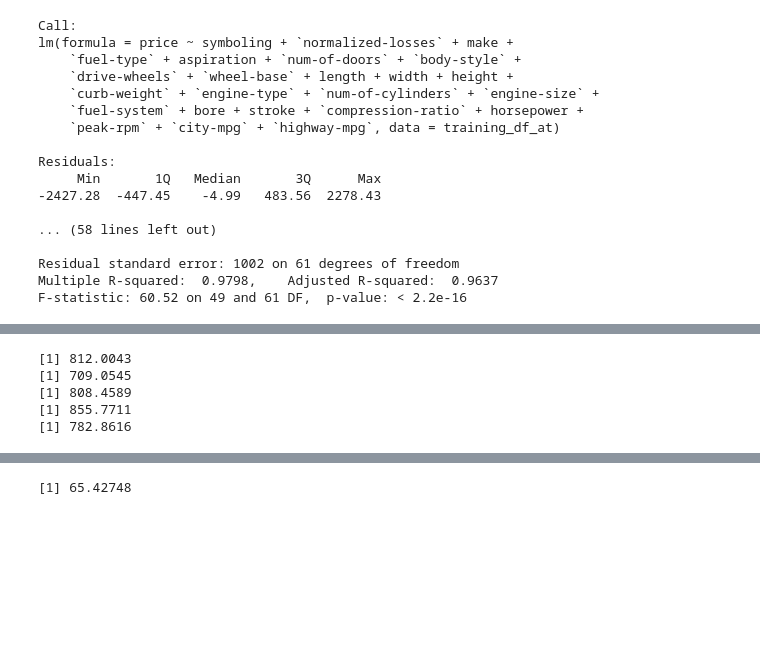
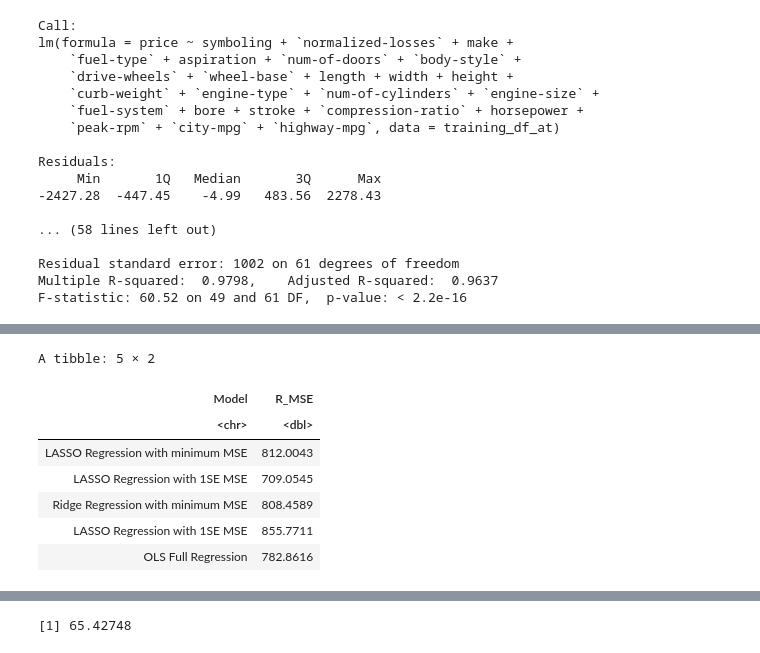
Before and after one commit to NingWang0123/stat301_group_project, a Jupyter notebook: stat301_proposal.ipynb, the cells around one changed output, grey strips where cells are left out. Saved outputs shown, nothing was run; the diff lists cells and outputs as text; code cells hidden in the pictures; blank space fills up the shorter version.

```diff
--- a/stat301_proposal.ipynb
+++ b/stat301_proposal.ipynb
@@ -286,2 +297,13 @@ First the data is prepared. The variable `num-of-doors` needs to be converted to
+# %%
+set.seed(123)
+drop <- "engine-location"
+df_ats<-automobile[,!(names(automobile) %in% drop)]
+### factor variable cannot be filtered
+
+df_ats$`num-of-doors`<-as.character(df_ats$`num-of-doors`)
+
+df_at<-df_ats%>%filter(`num-of-doors`!='?')%>%na.omit()
+
+df_at$`num-of-doors`<-as.factor(df_at$`num-of-doors`)
 # %%
 set.seed(123)
@@ -441,14 +478,12 @@ fold_labels <- sample(rep(seq(kfolds), length.out = nrow(training_df_sub)))
 errors <- matrix(NA,ncol=5,nrow=10)
   for (fold in seq_len(kfolds)) {
     test_rows <- fold_labels == fold
-    #train is the training set
     train <- training_df_sub[!test_rows, ]
     test <- training_df_sub[test_rows, ]
+
+    #since the matrix size for LASSO and Ridge is different from OLS, we will be using different training and testing sets for OLS
     train_ols <- training_df_at[!test_rows, ]
     test_ols <- training_df_at[test_rows, ]
-
-    ###The matrix size for LASSO, Ridge and OLS models are different which is why some adjustments have been made to the
-    ###training and test sets that are being used to create our models.
 
     x_train_mat<-model.matrix( ~ ., train[,-18])
     y_train_mat<-train$price
@@ -456,67 +491,67 @@ errors <- matrix(NA,ncol=5,nrow=10)
     x_test_mat<-model.matrix( ~ ., test[,-18])
     y_test_mat<-test$price
 
-
-    ### We fit the LASSO and Ridge regression models
-    mod_lasso <- glmnet(x=x_train_mat,y=y_train_mat,alpha=1,lambda=lasso_cv$lambda.min)
+    # We fit the LASSO and Ridge regression models using lambda values found using cross-validation.
+    mod_lasso_min <- glmnet(x=x_train_mat,y=y_train_mat,alpha=1,lambda=lasso_cv$lambda.min)
 
     mod_lasso_1se <- glmnet(x=x_train_mat,y=y_train_mat,alpha=1,lambda=lasso_cv$lambda.1se)
 
-    ridg_mod<-glmnet(x=x_train_mat,y=y_train_mat,alpha=0,lambda=ridg_cv$lambda.min)
+    ridge_mod_min<-glmnet(x=x_train_mat,y=y_train_mat,alpha=0,lambda=ridge_cv$lambda.min)
 
-    ridg_mod_1se<-glmnet(x=x_train_mat,y=y_train_mat,alpha=0,lambda=ridg_cv$lambda.1se)
+    ridge_mod_1se<-glmnet(x=x_train_mat,y=y_train_mat,alpha=0,lambda=ridge_cv$lambda.1se)
 
 
-    ###There is a slight issue with the variable `make` has new levels in new folds,
-    ###and the OLS model cannot perform the OLS function in the k-folds cross validation;
-    ###the variable has been removed in order to successfully create our training and testing sets for our OLS model.
+    #There is a slight issue with the variable `make`, it has new levels in new folds,
+    #and the OLS model cannot perform the OLS function in the k-folds cross validation;
+    #the variable has been removed in order to successfully create our training and testing sets for our OLS model.
 
     #building a matrix for the training set
-    ols_x_mat_train<-train_ols%>%as.data.frame()%>%dplyr::select(symboling , `normalized-losses` , make ,
+    ols_x_red_train<-train_ols%>%as.data.frame()%>%dplyr::select(symboling , `normalized-losses` , make ,
     `fuel-type` , aspiration , `num-of-doors` , `body-style` ,
     `drive-wheels` , `wheel-base` , length , width , height ,
     `curb-weight` , `engine-type` , `num-of-cylinders` , `engine-size` ,
     `fuel-system` , bore ,stroke , `compression-ratio` , horsepower ,
     `peak-rpm` , `city-mpg` , `highway-mpg`)
 
-    ols_x_mat_train1<-model.matrix(~.,ols_x_mat_train)
+    ols_x_mat_train<-model.matrix(~.,ols_x_red_train)
 
     #building a matrix for the testing set
-    ols_x_mat_test<-test_ols%>%as.data.frame()%>%dplyr::select(symboling , `normalized-losses` , make ,
+    ols_x_red_test<-test_ols%>%as.data.frame()%>%dplyr::select(symboling , `normalized-losses` , make ,
     `fuel-type` , aspiration , `num-of-doors` , `body-style` ,
     `drive-wheels` , `wheel-base` , length , width , height ,
     `curb-weight` , `engine-type` , `num-of-cylinders` , `engine-size` ,
     `fuel-system` , bore , stroke , `compression-ratio` , horsepower ,
     `peak-rpm` , `city-mpg` , `highway-mpg`)
 
-    ols_x_mat_test1<-model.matrix(~.,ols_x_mat_test)
+    ols_x_mat_test<-model.matrix(~.,ols_x_red_test)
 
-    # we know when lambda = 0 and alpha=1 that the glmnet() performs the same as lm
-    ols_fs<- glmnet(x=ols_x_mat_train1,y=y_train_mat,alpha=1,lambda=0)
+    # we know that when lambda = 0 and alpha=1, the glmnet() performs the same as lm
+    ols_fs<- glmnet(x=ols_x_mat_train,y=y_train_mat,alpha=1,lambda=0)
 
 
     #compute the cross-validation RMSE
-    preds_1<-predict(mod_lasso,x_test_mat)
+    preds_1<-predict(mod_lasso_min,x_test_mat)
     preds_2<-predict(mod_lasso_1se,x_test_mat)
-    preds_3<-predict(ridg_mod,x_test_mat)
-    preds_4<-predict(ridg_mod_1se,x_test_mat)
-    preds_5<-predict(ols_fs,ols_x_mat_test1)
+    preds_3<-predict(ridge_mod_min,x_test_mat)
+    preds_4<-predict(ridge_mod_1se,x_test_mat)
+    preds_5<-predict(ols_fs,ols_x_mat_test)
 
     errors[fold,1] <- sqrt(mean(y_test_mat-preds_1)^2)
     errors[fold,2] <- sqrt(mean(y_test_mat-preds_2)^2)
     errors[fold,3] <- sqrt(mean(y_test_mat-preds_3)^2)
     errors[fold,4] <- sqrt(mean(y_test_mat-preds_4)^2)
     errors[fold,5] <- sqrt(mean(y_test_mat-preds_5)^2)
   }
 
-
-for (x in 1:5){
-    print(mean(errors[,x]))
-
-}
+tibble(
+    Model = c("LASSO Regression with minimum MSE", "LASSO Regression with 1SE MSE", "Ridge Regression with minimum MSE", "LASSO Regression with 1SE MSE", "OLS Full Regression"),
+    R_MSE = c(mean(errors[, 1]), mean(errors[, 2]), mean(errors[, 3]), mean(errors[, 4]), mean(errors[, 5])))
 # %% [output]
-[1] 812.0043
-[1] 709.0545
-[1] 808.4589
-[1] 855.7711
-[1] 782.8616
+A tibble: 5 × 2
+| Model | R_MSE |
+| <chr> | <dbl> |
+| LASSO Regression with minimum MSE | 812.0043 |
+| LASSO Regression with 1SE MSE | 709.0545 |
+| Ridge Regression with minimum MSE | 808.4589 |
+| LASSO Regression with 1SE MSE | 855.7711 |
+| OLS Full Regression | 782.8616 |
```
Also changed, not shown: parts of 40 cells of this notebook.
